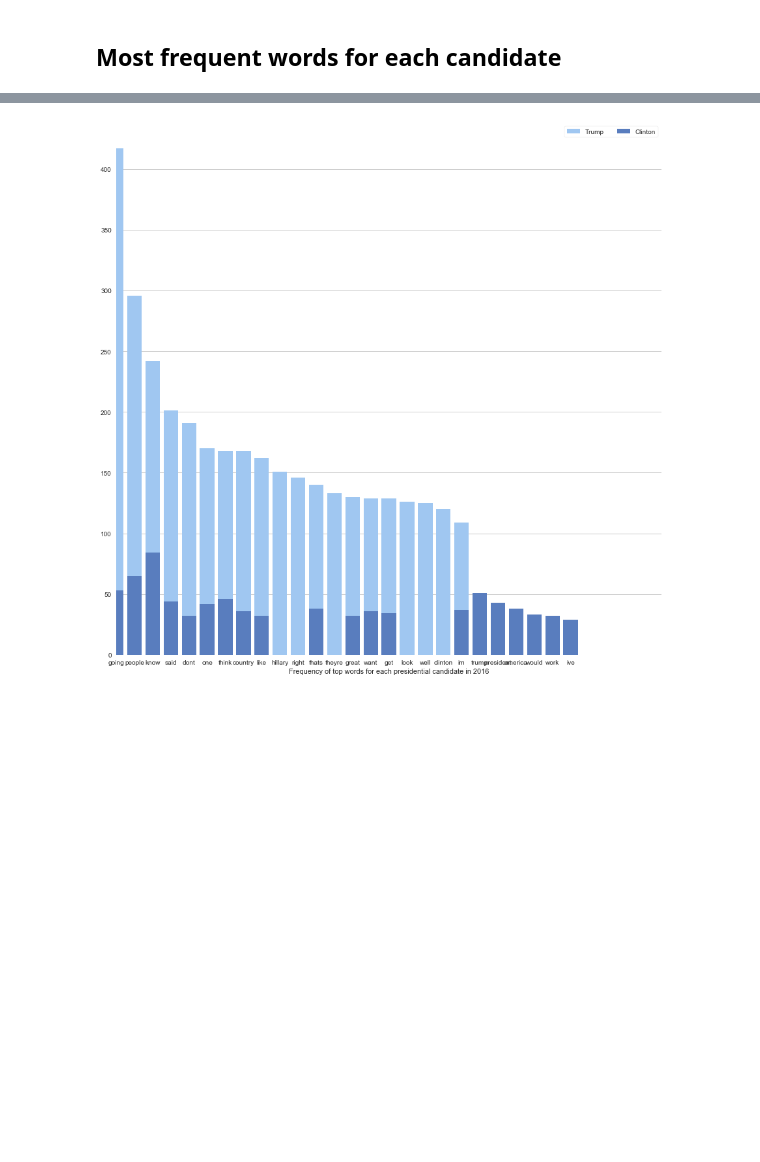
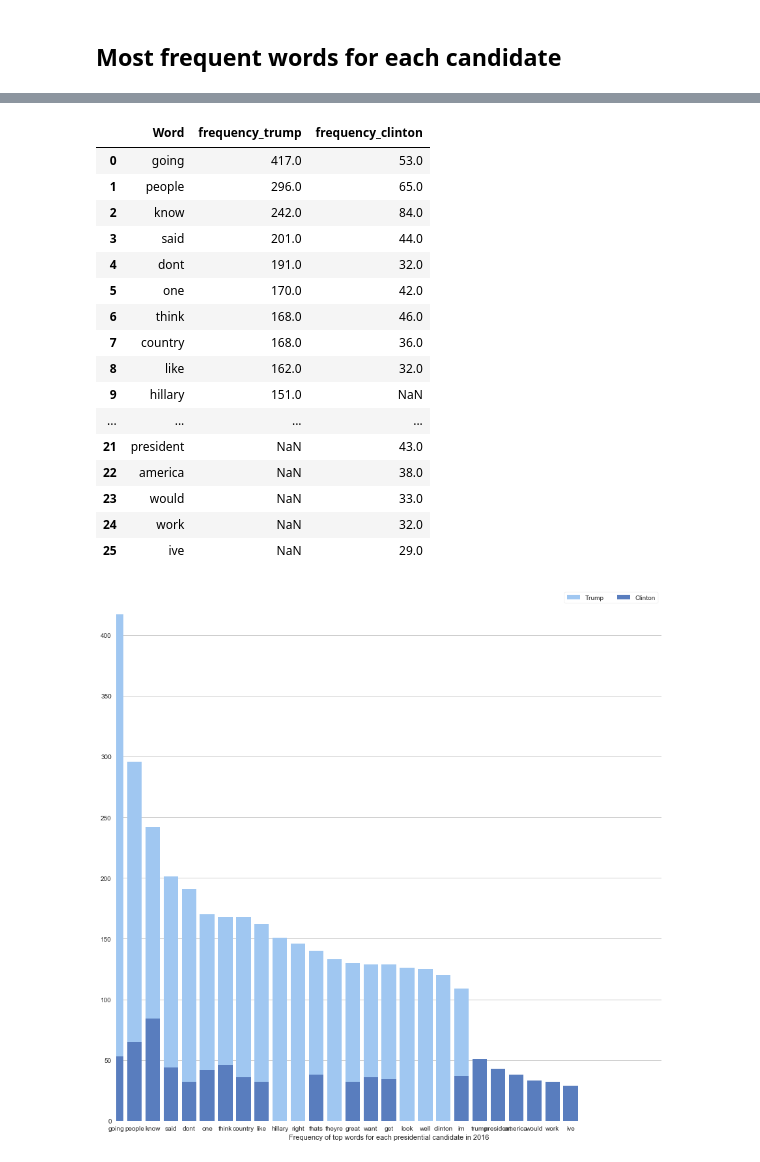
Before and after one commit to peachypunk/NLTK_Final_Project, a Jupyter notebook: nltk politics final code.ipynb, the cells around one changed output, grey strips where cells are left out. Drawn from its saved outputs; the diff is of its cells as text; code cells hidden in the pictures; blank space fills up the shorter version.

```diff
--- a/nltk politics final code.ipynb
+++ b/nltk politics final code.ipynb
@@ -349,7 +377,26 @@ top20trump.columns = ['Word', 'frequency']
 # %%
 #top 20 words for both candidates in one dataframe
 top20words = pd.merge(top20trump, top20clinton, on='Word', how='outer')
 top20words.columns = ['Word', 'frequency_trump', 'frequency_clinton']
+top20words
+# %% [output]
+|  | Word | frequency_trump | frequency_clinton |
+| 0 | going | 417.0 | 53.0 |
+| 1 | people | 296.0 | 65.0 |
+| 2 | know | 242.0 | 84.0 |
+| 3 | said | 201.0 | 44.0 |
+| 4 | dont | 191.0 | 32.0 |
+| 5 | one | 170.0 | 42.0 |
+| 6 | think | 168.0 | 46.0 |
+| 7 | country | 168.0 | 36.0 |
+| 8 | like | 162.0 | 32.0 |
+| 9 | hillary | 151.0 | NaN |
+| ... | ... | ... | ... |
+| 21 | president | NaN | 43.0 |
+| 22 | america | NaN | 38.0 |
+| 23 | would | NaN | 33.0 |
+| 24 | work | NaN | 32.0 |
+| 25 | ive | NaN | 29.0 |
 # %%
 #plot top words for both candidates to see how much each person used those words
 sns.set(style="whitegrid")
```
Also changed, not shown: parts of 14 cells of this notebook.
